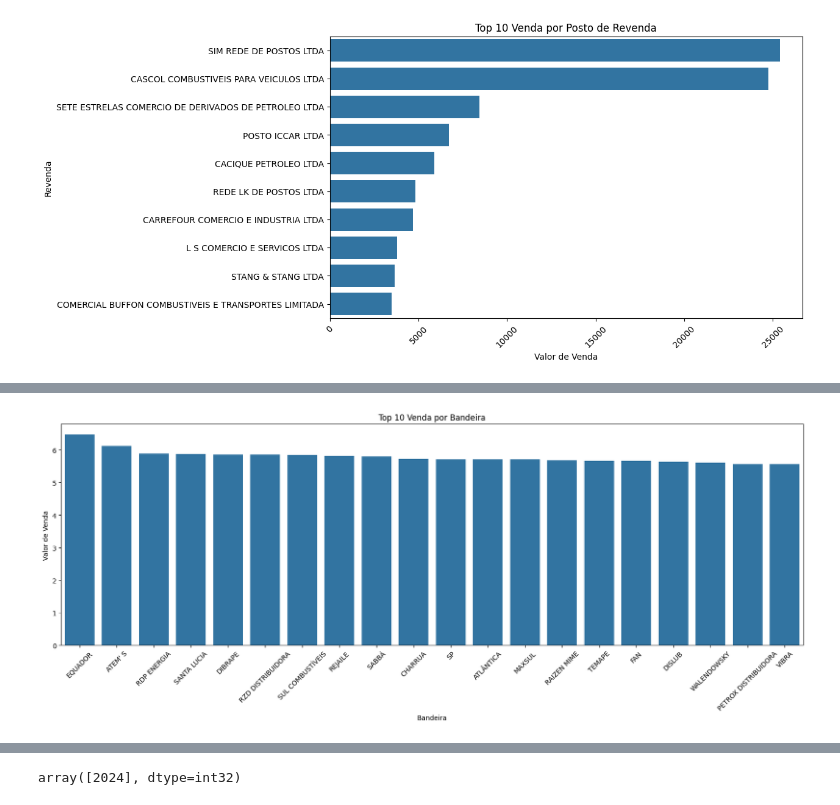
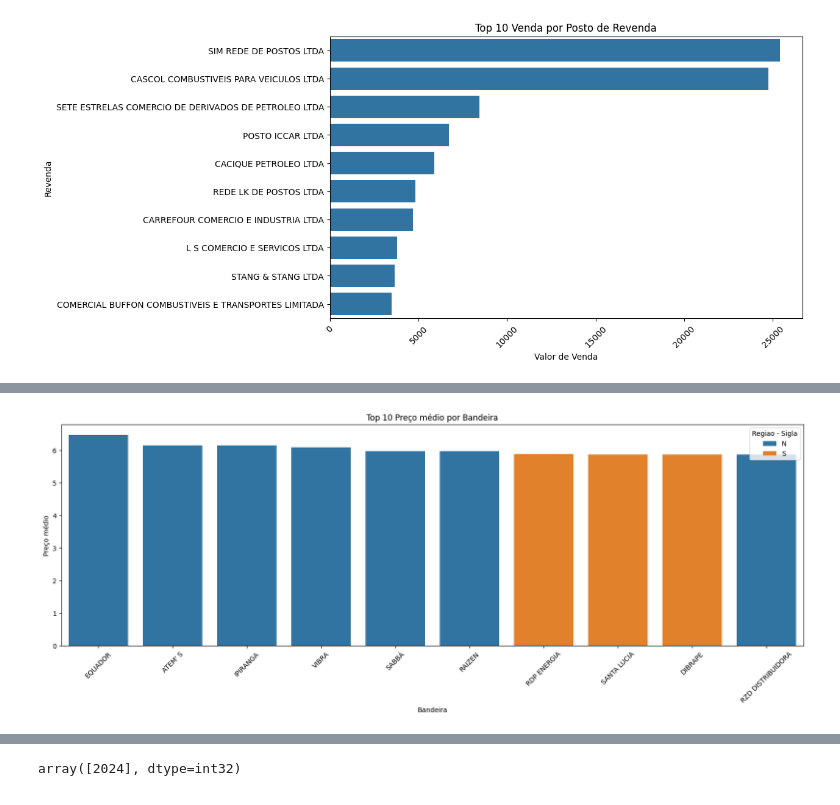
Before and after one commit to SandraRojasZ/DataScience, a Jupyter notebook: ProjetoAED.ipynb, the cells around one changed output, grey strips where cells are left out. Drawn from its saved outputs; the diff is of its cells as text; code cells hidden in the pictures.

```diff
--- a/ProjetoAED.ipynb
+++ b/ProjetoAED.ipynb
@@ -504,10 +543,12 @@ plt.show()
 # %%
-# O preço médio mais caro é da Bandeira Equador
+# O preço médio mais caro é da Bandeira Equador da Região Norte
+top_10_bandeira = df_limpo.groupby(['Regiao - Sigla','Bandeira'])['Valor de Venda'].mean().nlargest(10).reset_index()
+
 plt.figure(figsize=(20,6))
-top_10_bandeira = df_limpo.groupby('Bandeira')['Valor de Venda'].mean().nlargest(20).reset_index()
-sns.barplot(data=top_10_bandeira, x="Bandeira", y="Valor de Venda")
-plt.title('Top 10 Venda por Bandeira')
+sns.barplot(data=top_10_bandeira, x="Bandeira", y="Valor de Venda", hue='Regiao - Sigla')
+plt.title('Top 10 Preço médio por Bandeira')
+plt.ylabel("Preço médio")
 plt.xticks(rotation=45)
 plt.show()
 # %% [output]
-[figure, old version]
+[figure, new version]
```
Also changed, not shown: parts of 16 cells of this notebook.
